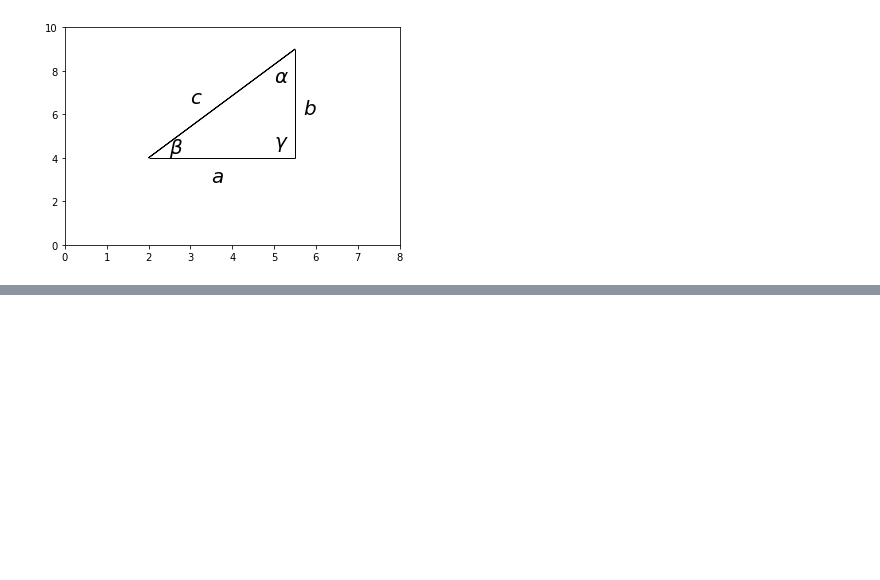
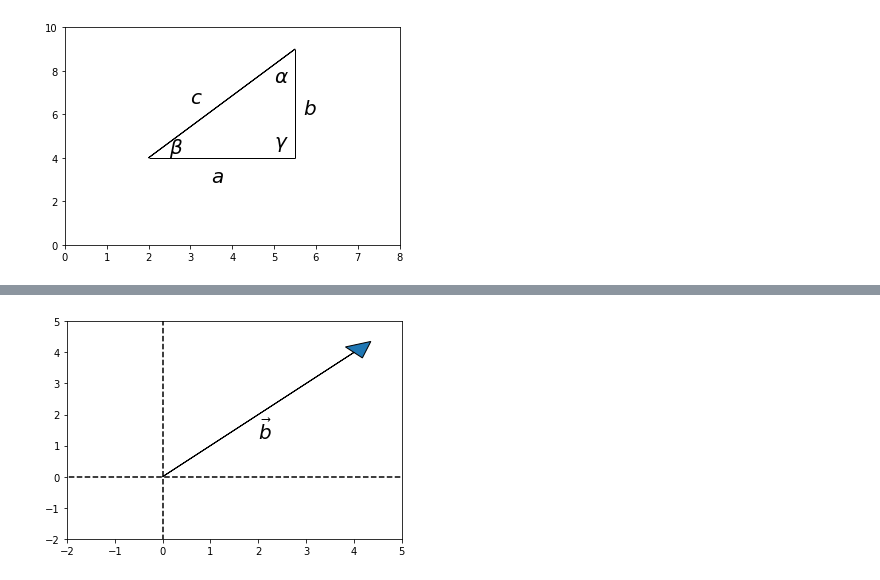
Before and after one commit to BorjaRuizReverter/LivroFisicaGeral, a Jupyter notebook: Capitulo5.ipynb, the cells around one changed output, grey strips where cells are left out. Saved outputs shown, nothing was run; the diff lists cells and outputs as text; code cells hidden in the pictures; blank space fills up the shorter version.

```diff
--- a/Capitulo5.ipynb
+++ b/Capitulo5.ipynb
@@ -403,0 +407,22 @@ Essa expressão é conhecida como Teorema de Pitágoras e trata-se, provavelment
+# %%
+import matplotlib.pyplot as plt
+
+ax = plt.axes()
+ax.arrow(0,0, 4,4 , head_width=0.5, head_length=0.5)
+
+x = [-5, 5]
+y = [0, 0]
+plt.plot(x, y, marker='', color='black', linestyle="--")
+
+x = [0, 0]
+y = [-5, 5]
+plt.plot(x, y, marker='', color='black', linestyle="--")
+
+plt.ylim(-2,5)
+plt.xlim(-2,5)
+
+plt.subplot(111).annotate(r"$ \vec{b} $", xy=(3, 3), xytext=(2, 1.2), size = 20)
+
+plt.show()
+# %% [output]
+[figure, added]
```
Also changed, not shown: parts of 4 cells of this notebook.
